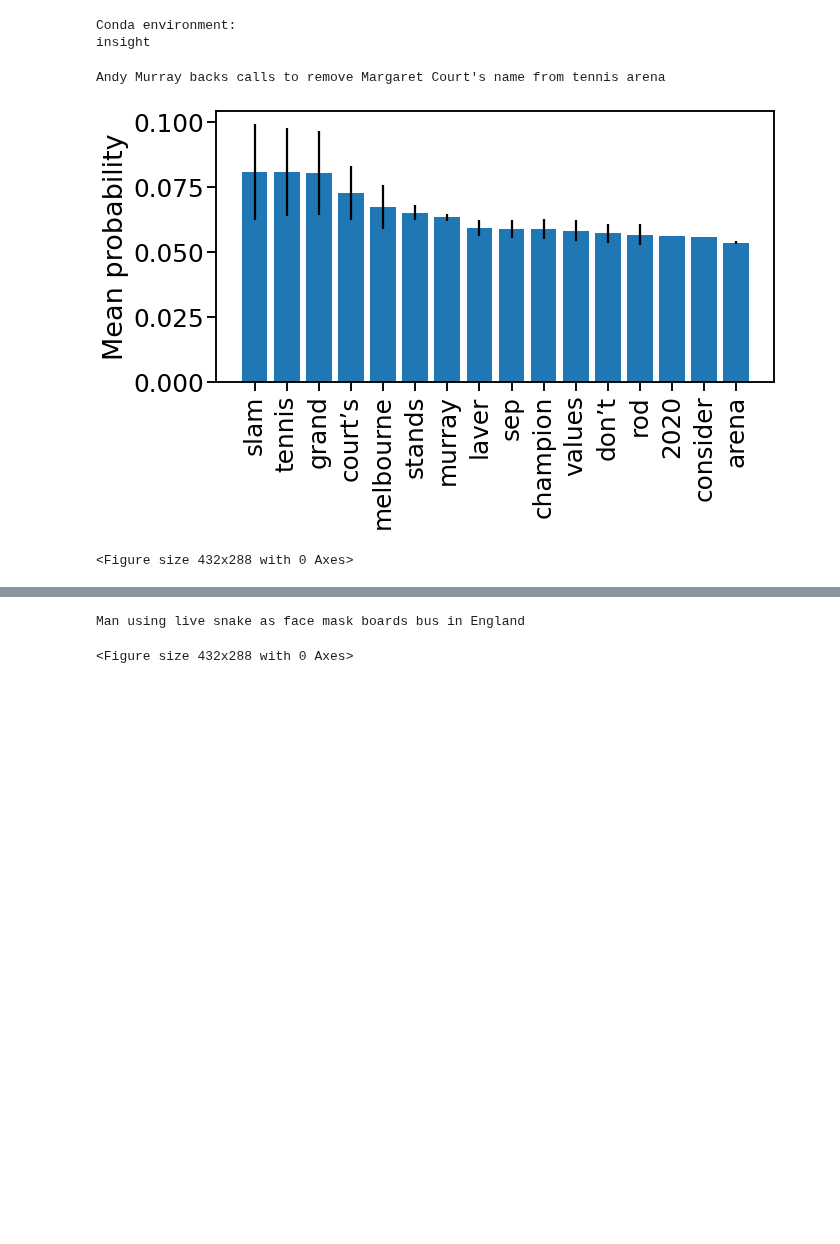
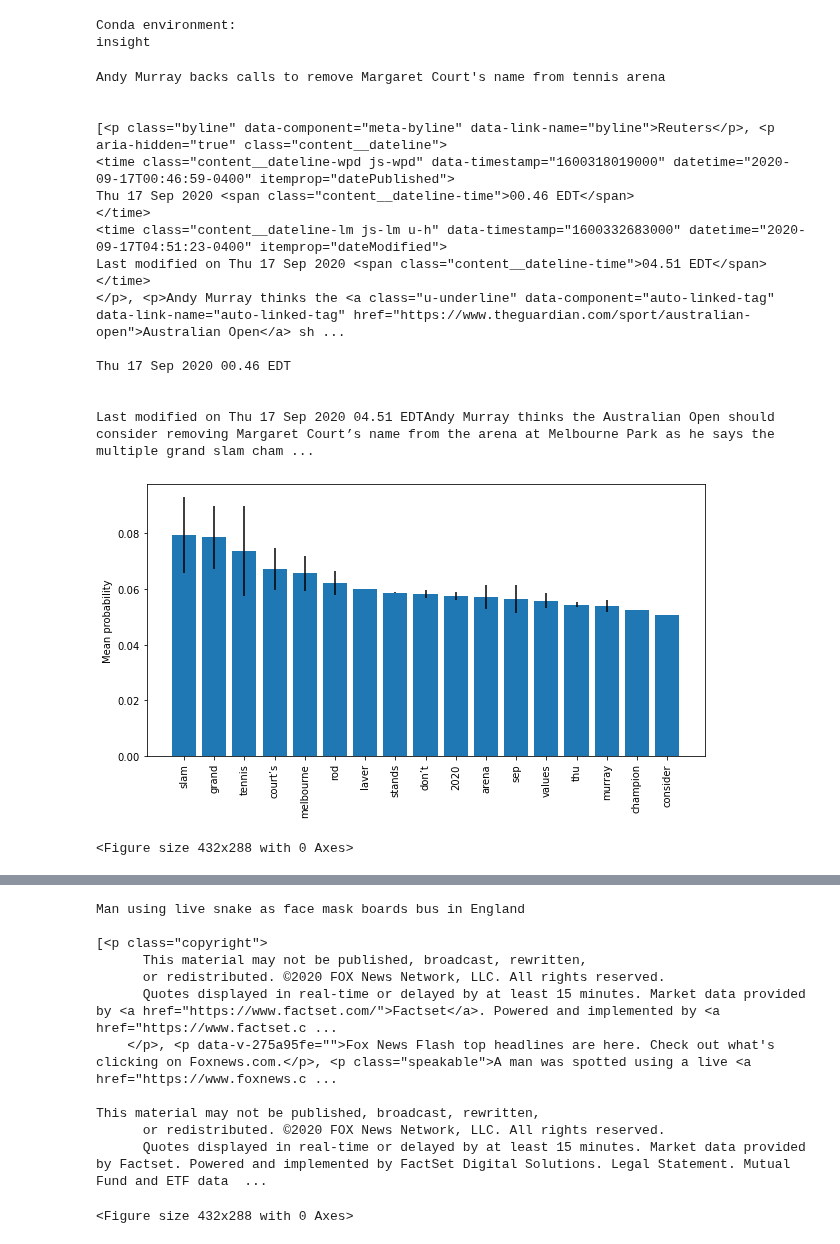
Before and after one commit to sagarsetru/debiaser, a Jupyter notebook: debiaser_eda_webscraping.ipynb, the cells around one changed output, grey strips where cells are left out. Drawn from its saved outputs; the diff is of its cells as text; code cells hidden in the pictures; blank space fills up the shorter version.

Commit message:
testing guardian andy murray article

```diff
--- a/debiaser_eda_webscraping.ipynb
+++ b/debiaser_eda_webscraping.ipynb
@@ -246,7 +246,7 @@ word_frequency_threshold = 1
 num_lda_topics = 5
 
 # set to 1 to print p tags from html and p tags string
-print_ptags = 0;
+print_ptags = 1;
 
 # loop through files
 for ind, url in enumerate(urls):
@@ -269,8 +269,10 @@ for ind, url in enumerate(urls):
     # get text from each p tag and strip whitespace
     p_tags_text = [tag.get_text().strip() for tag in p_tags]
 
+    # filter out sentences without periods
+    p_tags_text = [sentence for sentence in p_tags_text if '.' in sentence]
+
     # convert all p_tags_text to single article text string
-
     p_tags_text_1string = ''
 
     for p_tag_text in p_tags_text:
@@ -361,32 +363,47 @@ for ind, url in enumerate(urls):
                                              topics_frequency_dict)
 
     plt.figure(figsize=(10,5));
     plt.bar(topics_means,means_sorted,yerr=std_sorted);
     plt.ylabel('Mean probability');
     sns.set_context('talk', font_scale=1.5);
     plt.xticks(rotation=90);
     plt.show();
     plt.clf();
 #     plt.savefig('./eda_figs/mean_prob_vs_topic_big_ten_resumes.png', dpi=300, bbox_inches='tight')
 
     plt.figure(figsize=(10,5));
     plt.bar(topics_freq,freq_sorted);
     plt.ylabel('N');
     # plt.xlabel('Topics')
     sns.set_context('talk', font_scale=1.5);
     plt.xticks(rotation=90);
     plt.show();
     plt.clf();
     # plt.savefig('./edafigs/frequency_vs_topic_big_ten_resumes.pdf')
 
 
 #     print(topics_means)
 #     print(topics_probs_dict)
 #     print(' ')
 
 #     if ind == 0:
 #         break
 # %% [output]
 Andy Murray backs calls to remove Margaret Court's name from tennis arena
+
+
+[<p class="byline" data-component="meta-byline" data-link-name="byline">Reuters</p>, <p aria-hidden="true" class="content__dateline">
+<time class="content__dateline-wpd js-wpd" data-timestamp="1600318019000" datetime="2020-09-17T00:46:59-0400" itemprop="datePublished">
+Thu 17 Sep 2020 <span class="content__dateline-time">00.46 EDT</span>
+</time>
+<time class="content__dateline-lm js-lm u-h" data-timestamp="1600332683000" datetime="2020-09-17T04:51:23-0400" itemprop="dateModified">
+Last modified on Thu 17 Sep 2020 <span class="content__dateline-time">04.51 EDT</span>
+</time>
+</p>, <p>Andy Murray thinks the <a class="u-underline" data-component="auto-linked-tag" data-link-name="auto-linked-tag" href="https://www.theguardian.com/sport/australian-open">Australian Open</a> sh ...
+
+Thu 17 Sep 2020 00.46 EDT
+
+
+Last modified on Thu 17 Sep 2020 04.51 EDTAndy Murray thinks the Australian Open should consider removing Margaret Court’s name from the arena at Melbourne Park as he says the multiple grand slam cham ...
-[figure, old version]
+[figure, new version]
 <Figure size 432x288 with 0 Axes>
@@ -394,2 +411,12 @@ Andy Murray backs calls to remove Margaret Court's name from tennis arena
 Man using live snake as face mask boards bus in England
+
+[<p class="copyright">
+      This material may not be published, broadcast, rewritten,
+      or redistributed. ©2020 FOX News Network, LLC. All rights reserved.
+      Quotes displayed in real-time or delayed by at least 15 minutes. Market data provided by <a href="https://www.factset.com/">Factset</a>. Powered and implemented by <a href="https://www.factset.c ...
+    </p>, <p data-v-275a95fe="">Fox News Flash top headlines are here. Check out what's clicking on Foxnews.com.</p>, <p class="speakable">A man was spotted using a live <a href="https://www.foxnews.c ...
+
+This material may not be published, broadcast, rewritten,
+      or redistributed. ©2020 FOX News Network, LLC. All rights reserved.
+      Quotes displayed in real-time or delayed by at least 15 minutes. Market data provided by Factset. Powered and implemented by FactSet Digital Solutions. Legal Statement. Mutual Fund and ETF data  ...
 <Figure size 432x288 with 0 Axes>
```
Also changed, not shown: parts of 2 cells of this notebook.
